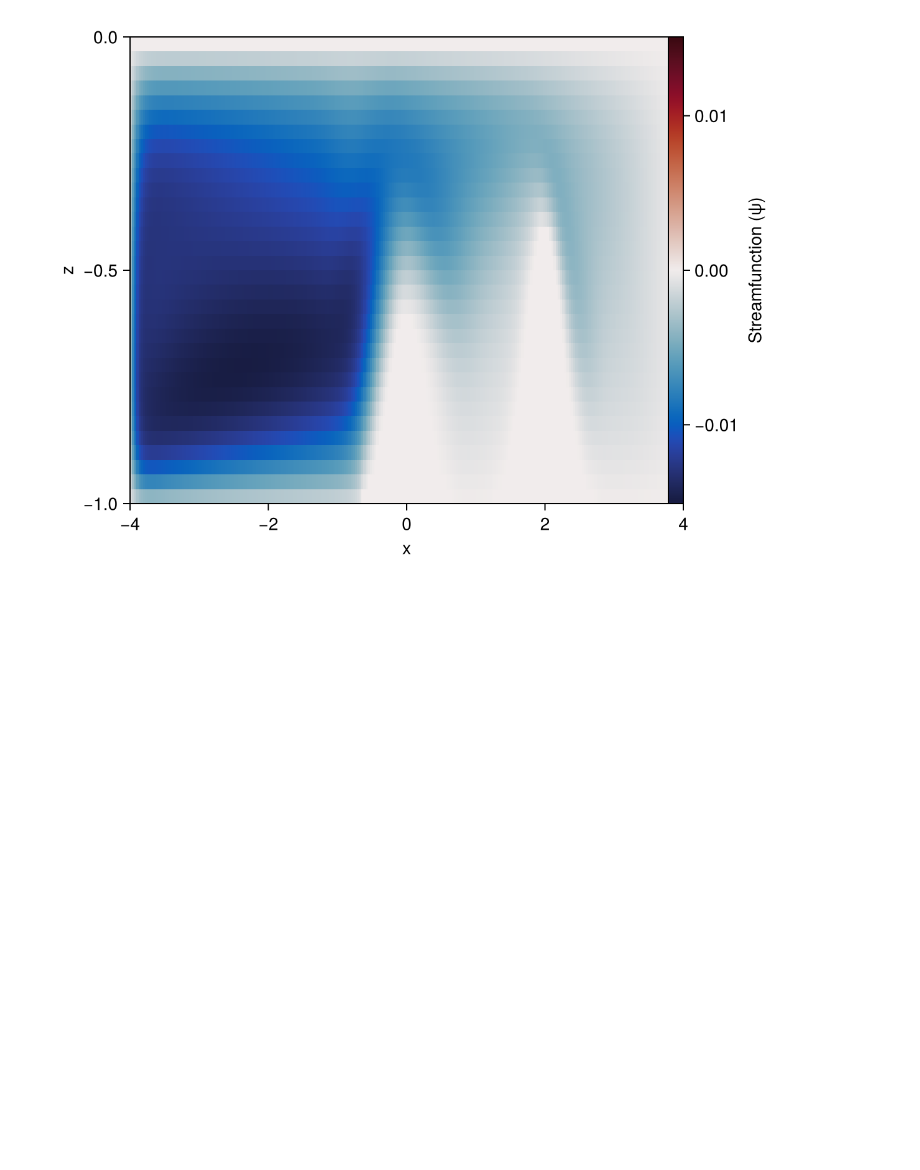
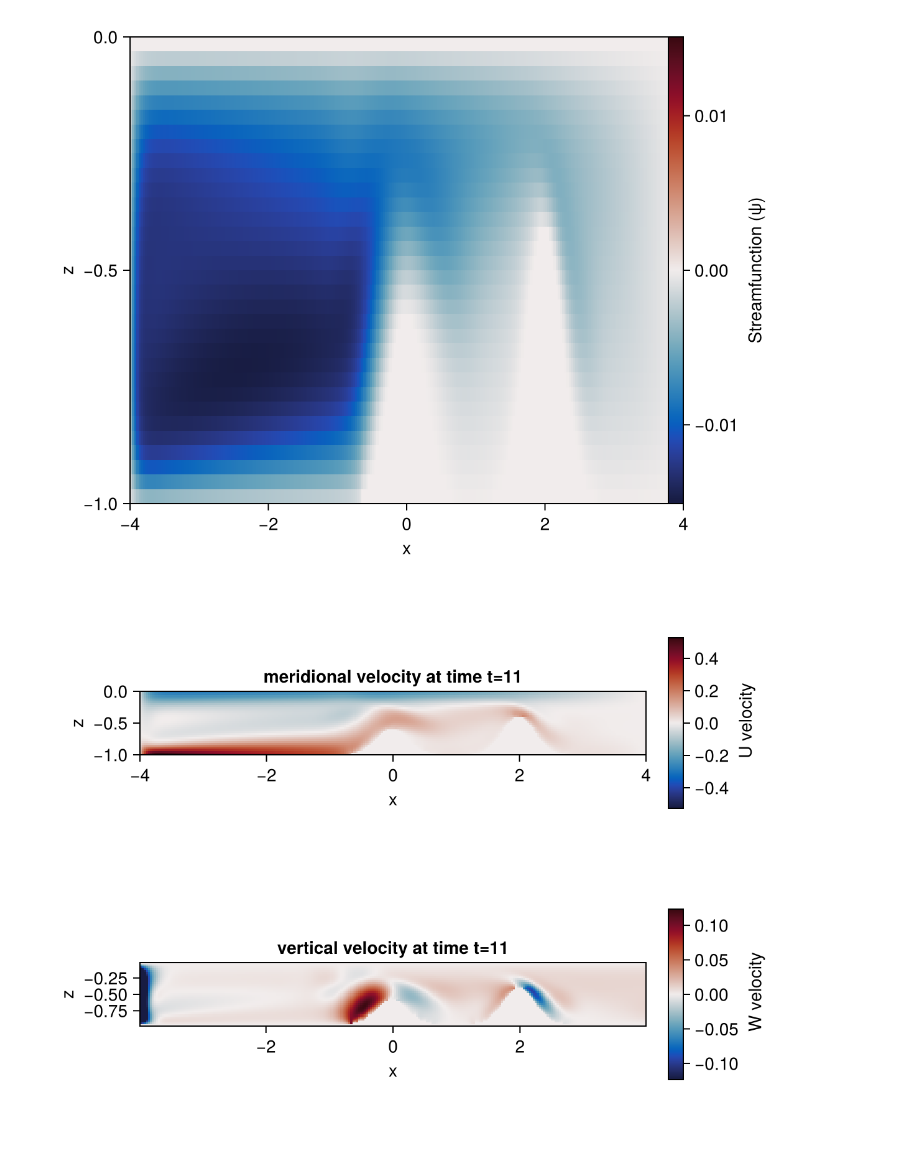
Before and after one commit to ikeshwani/HorizontalConvection, a Jupyter notebook: notebooks/VariableRayleighAnalysis.ipynb, the cells around one changed output. Cells and saved outputs as stored; diff of their text form; code cells hidden in the pictures; blank space fills up the shorter version.

```diff
--- a/notebooks/VariableRayleighAnalysis.ipynb
+++ b/notebooks/VariableRayleighAnalysis.ipynb
@@ -288,6 +288,28 @@ Colorbar(f[1,1][1,2], hm, label= "Streamfunction (ψ)")
 f
 # %% [output]
 [figure]
+# %%
+#plotting u and w velocities to see if signs match up : issue #29 on github
+
+u_11 = ds_vel["u"][5+1:end-4, 1, 4+1:end-4, 11];
+w_11 = ds_vel["w"][5+1:end-4, 1, 4+1:end-4, 11];
+
+f_vel = Figure()
+ax = Axis(f_vel, aspect = 8, xlabel="x", ylabel="z", title="meridional velocity at time t=11")
+ax2 = Axis(f_vel, aspect = 8, xlabel="x", ylabel="z", title = "vertical velocity at time t=11")
+hm_u = heatmap!(ax, ds_vel["xC"][4+1:end-4], ds_vel["zC"][4+1:end-4], u_11, colormap=:balance, colorrange=((-maximum(u_11)), (maximum(u_11))), label="u velocity")
+hm_w = heatmap!(ax2, ds_vel["xC"][4+1:end-4], ds_vel["zC"][4+1:end-4], w_11, colormap=:balance, colorrange=((-maximum(w_11)), (maximum(w_11))), label="w velocity")
+cbar_u = Colorbar(f_vel, hm_u, label=" U velocity")
+cbar_w = Colorbar(f_vel, hm_w, label=" W velocity")
+f_vel[1,1] = ax
+f_vel[1,2] = cbar_u
+f_vel[2,1] = ax2
+f_vel[2,2] = cbar_w
+
+
+f_vel
+# %% [output]
+[figure, added]
 # %%
 x = ds_vel["xC"][4+1:end-4];
 z = ds_vel["zC"][4+1:end-4];
```
Also changed, not shown: parts of 2 cells of this notebook.
